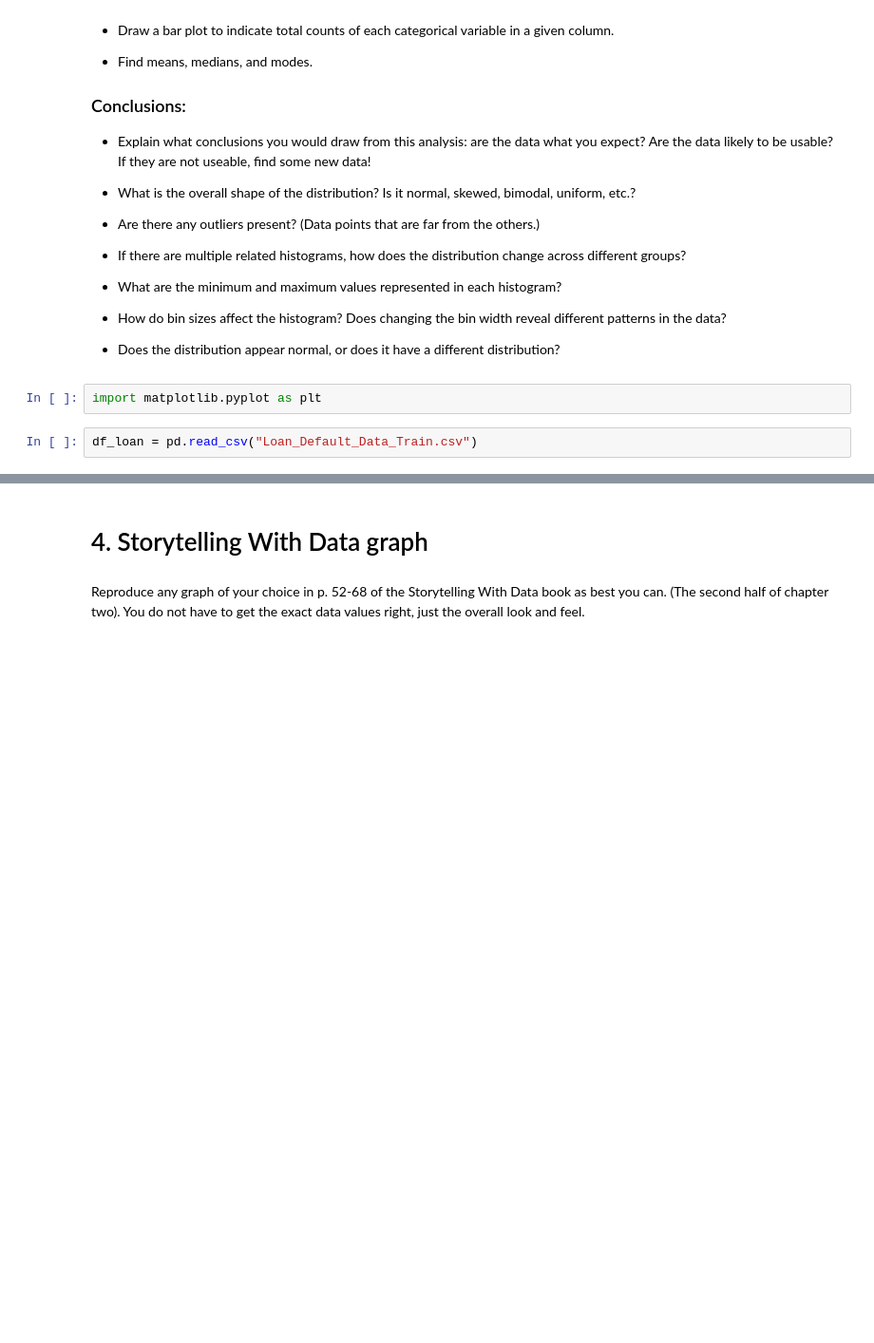
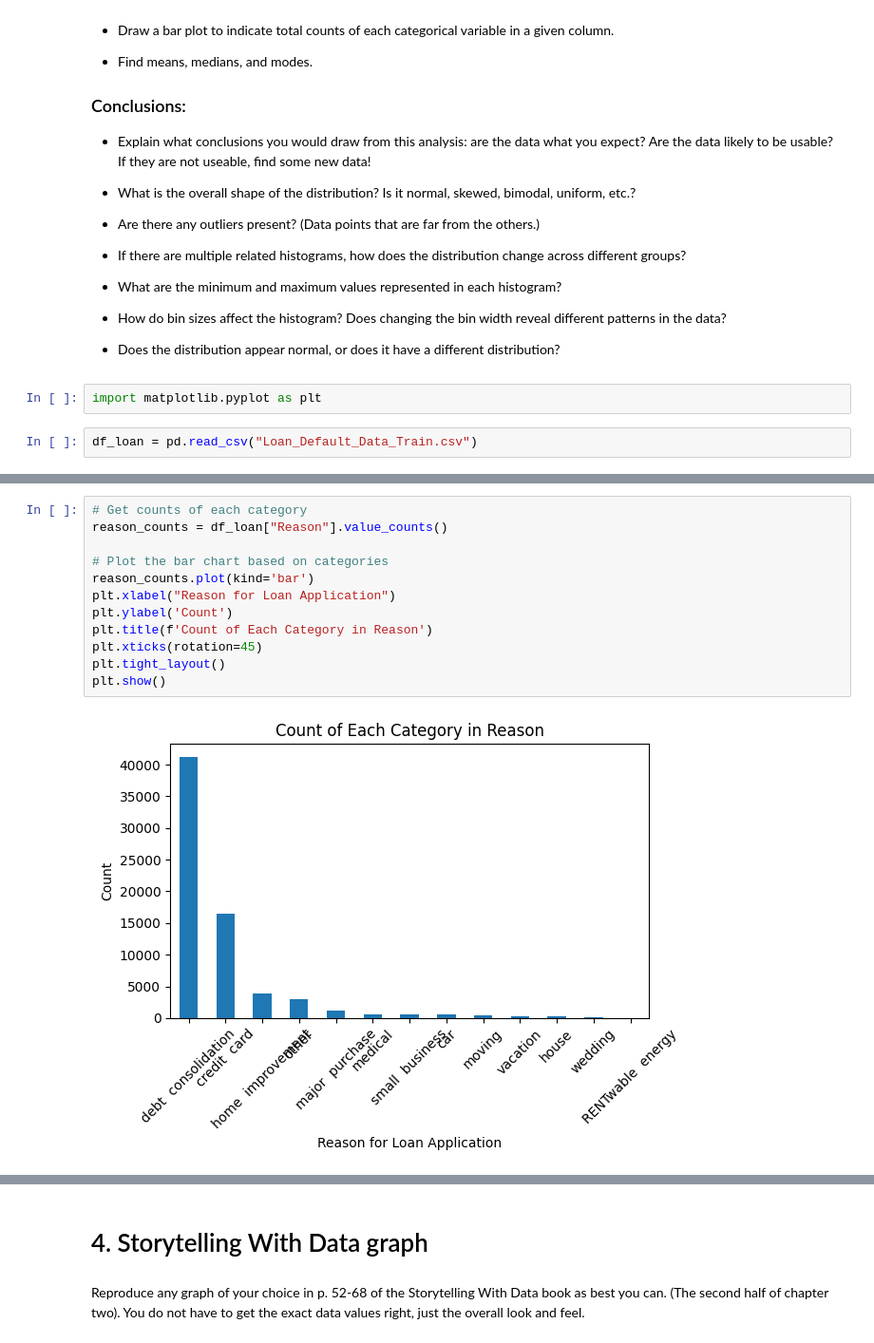
Before and after one commit to makenna-e/bu-cds-dx699s-summer-2025-assignments, a Jupyter notebook: OMDS-ModB2-Week4-Ehrlich-Makenna.ipynb, the cells around one changed output, grey strips where cells are left out. Shown at 95% size. Saved outputs shown, nothing was run; the diff lists cells and outputs as text; blank space fills up the shorter version.

```diff
--- a/OMDS-ModB2-Week4-Ehrlich-Makenna.ipynb
+++ b/OMDS-ModB2-Week4-Ehrlich-Makenna.ipynb
@@ -147,0 +211,14 @@ plt.show()
+# %%
+# Get counts of each category
+reason_counts = df_loan["Reason"].value_counts()
+
+# Plot the bar chart based on categories
+reason_counts.plot(kind='bar')
+plt.xlabel("Reason for Loan Application")
+plt.ylabel('Count')
+plt.title(f'Count of Each Category in Reason')
+plt.xticks(rotation=45)
+plt.tight_layout()
+plt.show()
+# %% [output]
+[figure, added]
```
Also changed, not shown: parts of 14 cells of this notebook.
